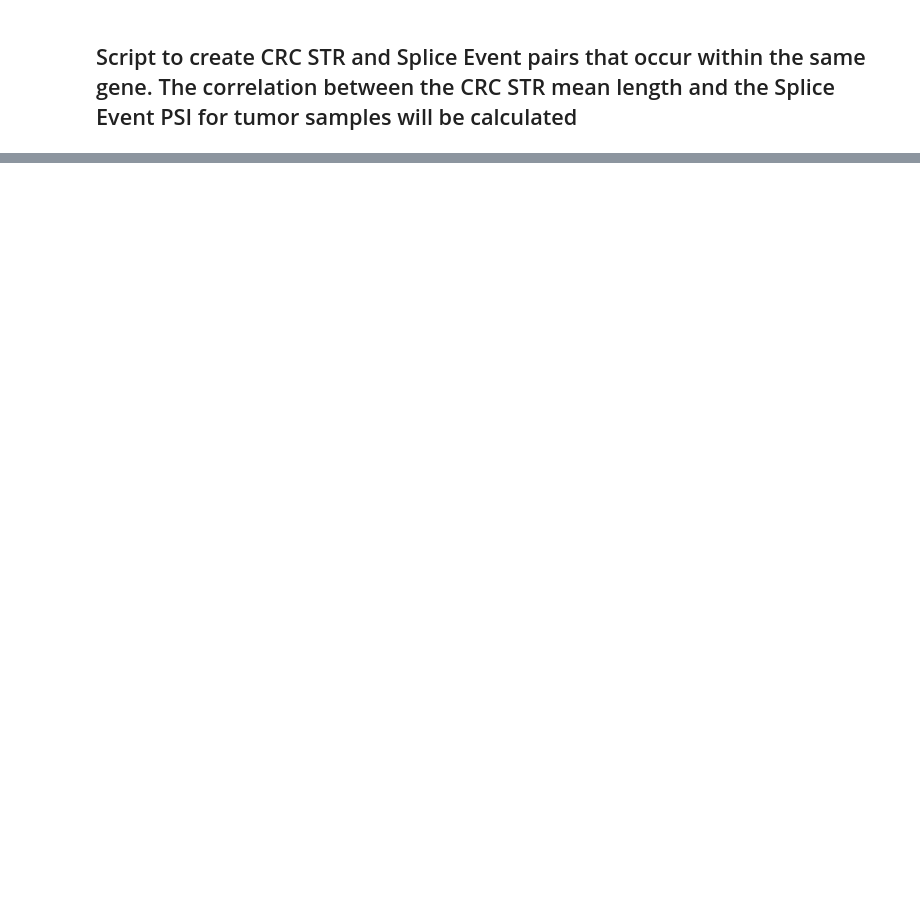
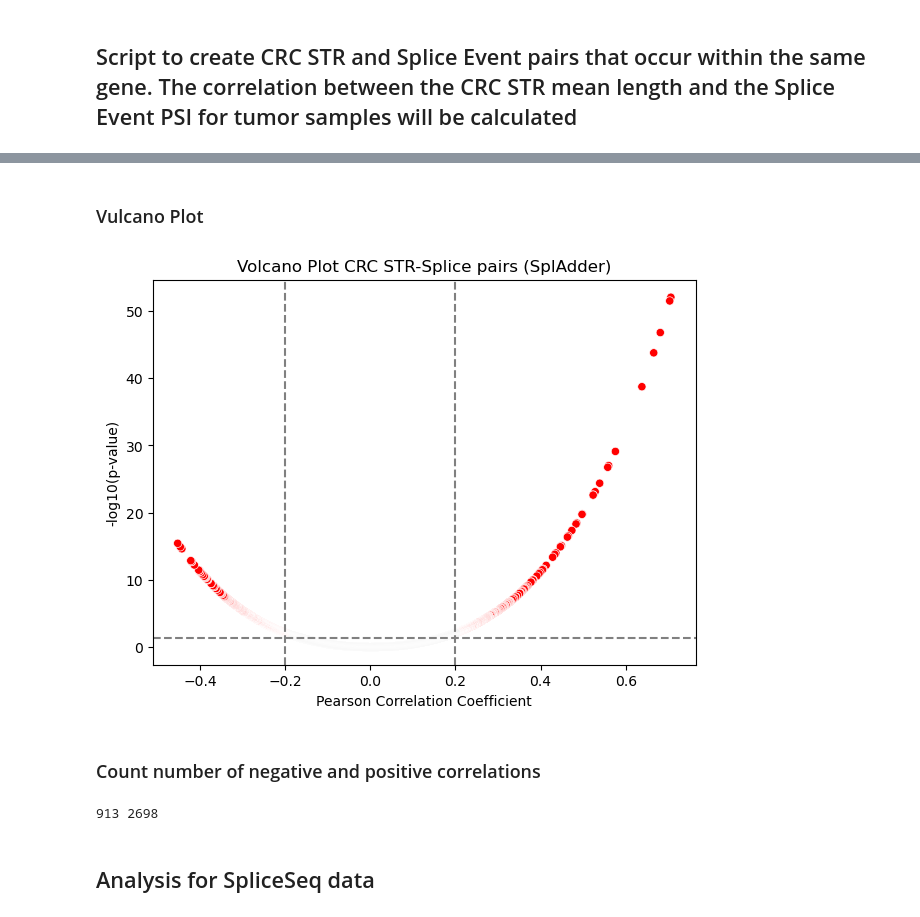
Before and after one commit to rabiaayyche/str_crc, a Jupyter notebook: src/str_ase.ipynb, the cells around one changed output, grey strips where cells are left out. Cells and saved outputs as stored; diff of their text form; code cells hidden in the pictures; blank space fills up the shorter version.

```diff
--- a/src/str_ase.ipynb
+++ b/src/str_ase.ipynb
@@ -206,0 +282,46 @@ df_str_ase
+# %% [markdown]
+### Vulcano Plot
+# %%
+import matplotlib.pyplot as plt
+data_spladder = df_str_ase_spladder[['adjusted_p_value', 'pearson_coefficient']]
+data_spladder['-log10(p_value)'] = -np.log10(data_spladder['adjusted_p_value'])
+
+plt.figure(figsize=(7, 5))
+
+# Define significance thresholds
+correlation_threshold = 0.2
+p_value_threshold = 0.05
+
+sns.scatterplot(
+ data=data_spladder,
+    x='pearson_coefficient',
+    y='-log10(p_value)',
+    hue=(data_spladder['adjusted_p_value'] < p_value_threshold) & (abs(data_spladder['pearson_coefficient']) > correlation_threshold),
+    palette={True: 'red', False: 'black'},
+    legend=False
+)
+
+plt.axhline(y=-np.log10(p_value_threshold), color='grey', linestyle='--')
+plt.axvline(x=correlation_threshold, color='grey', linestyle='--')
+plt.axvline(x=-correlation_threshold, color='grey', linestyle='--')
+
+plt.title('Volcano Plot CRC STR-Splice pairs (SplAdder)')
+plt.xlabel('Pearson Correlation Coefficient')
+plt.ylabel('-log10(p-value)')
+
+plt.show()
+# %% [output]
+[figure, added]
+# %% [markdown]
+### Count number of negative and positive correlations
+# %%
+# Count number of positive correlations
+positive_count_spladder = (df_str_ase_spladder_filtered['pearson_coefficient'] > 0).sum()
+
+# Count number of negative correlations
+negative_count_spladder = (df_str_ase_spladder_filtered['pearson_coefficient'] < 0).sum()
+print(positive_count_spladder, negative_count_spladder)
+# %% [output]
+913 2698
+# %% [markdown]
+## Analysis for SpliceSeq data
```
Also changed, not shown: parts of 56 cells of this notebook.
